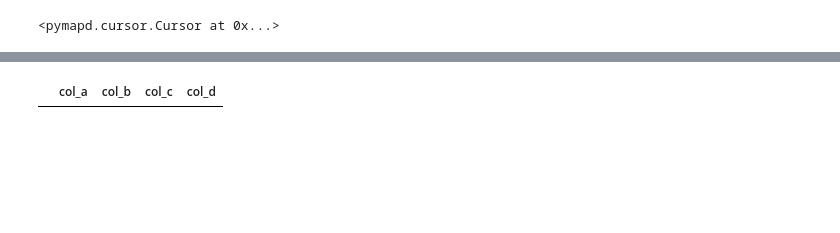
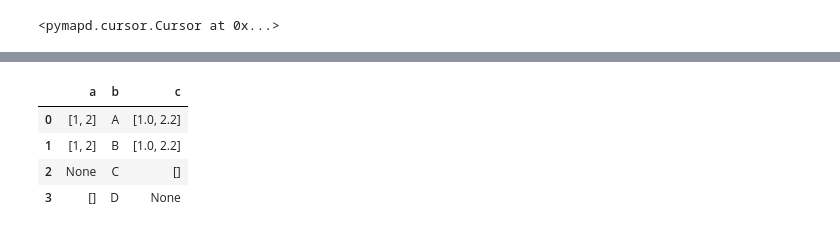
Before and after one commit to xmnlab/ivan-sandbox, a Jupyter notebook: pymapd/load-table-array-columnar.ipynb, the cells around one changed output, grey strips where cells are left out. Saved outputs shown, nothing was run; the diff lists cells and outputs as text; code cells hidden in the pictures; blank space fills up the shorter version.

```diff
--- a/pymapd/load-table-array-columnar.ipynb
+++ b/pymapd/load-table-array-columnar.ipynb
@@ -7,4 +7,0 @@ from shapely.geometry import Point
-# %%
-def cursor2df(cursor):
-    col_names = [c.name for c in cursor.description]
-    return pd.DataFrame(cursor.fetchall(), columns=col_names)
@@ -11,5 +23,8 @@ def cursor2df(cursor):
 # %%
-con = pymapd.connect(host='localhost', user='admin', password='HyperInteractive')
+con = pymapd.connect(
+    host='localhost', user='admin', password='HyperInteractive',
+    protocol='http', port='6278'
+)
 # %%
 con._client.get_version()
 # %% [output]
@@ -230,16 +245,7 @@ pd.testing.assert_frame_equal(df, result)
 # %%
-table_name = 'mytablegeo'
+table_name = 'myautotableaarray'
 con.execute('''
 DROP TABLE IF EXISTS {};
 '''.format(table_name))
-
-con.execute('''
-CREATE TABLE {} (
-    col_a POINT,
-    col_b INT,
-    col_c text,
-    col_d double
-);
-'''.format(table_name))
 # %% [output]
 <pymapd.cursor.Cursor at 0x...>
@@ -258,0 +252,9 @@ df
+# %%
+df =  pd.DataFrame(
+    {
+        'a': [[1, 2], [1, 2], None, []],
+        'b': ['A', 'B', 'C', 'D'],
+        'c': [[1.0, 2.2], [1.0, 2.2], [], None],
+    }
+)
+df
@@ -259,11 +267,12 @@ df
 # %%
-# note: not working
-# con.load_table(table_name, df, method='columnar')
+con.load_table(table_name, df, method='columnar')
 
 cur = con.execute('select * from {}'.format(table_name))
 
-df = cursor2df(cur)
-
-df
+cursor2df(cur)
 # %% [output]
-|  | col_a | col_b | col_c | col_d |
+|  | a | b | c |
+| 0 | [1, 2] | A | [1.0, 2.2] |
+| 1 | [1, 2] | B | [1.0, 2.2] |
+| 2 | None | C | [] |
+| 3 | [] | D | None |
```
Also changed, not shown: parts of 6 cells of this notebook, 6 other files.
